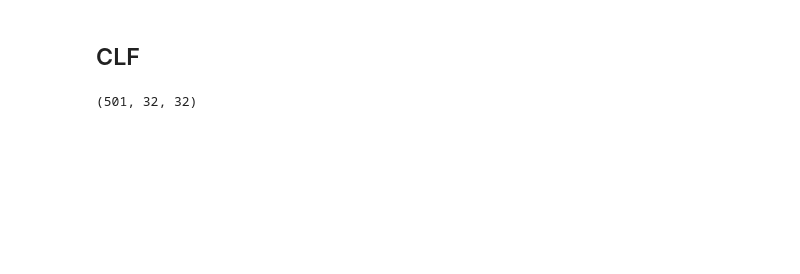
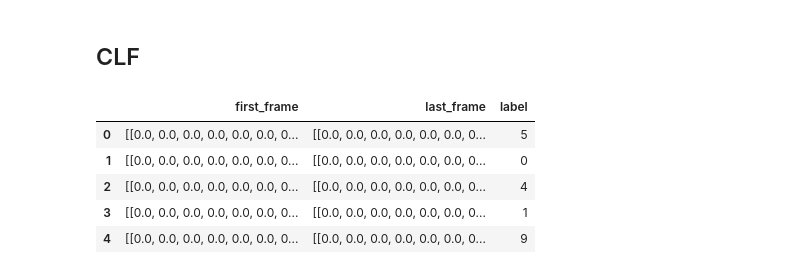
Before and after one commit to ichko/nca, a Jupyter notebook: nca_clf/train-canon.ipynb, the cells around one changed output. Drawn from its saved outputs; the diff is of its cells as text; code cells hidden in the pictures; blank space fills up the shorter version.

```diff
--- a/nca_clf/train-canon.ipynb
+++ b/nca_clf/train-canon.ipynb
@@ -213,7 +200,7 @@ rand_loss = df.sort_values("loss").sample(10)
 # %%
 grouped = []
 for i in range(num_classes):
-    item = df.groupby("label").get_group(i).sort_values("loss").iloc[800]
+    item = df.groupby("label").get_group(i).sort_values("loss").iloc[550]
     grouped.append(item.to_dict())
 # %%
 ids = [int(g["index"]) for g in grouped]
@@ -227,8 +214,13 @@ with torch.inference_mode():
         rollout = tonp(out_pred[:, 0, 0])
         rollouts.append(rollout)
 # %%
-for i in [0, 10, 20, 30, 40, -1]:
-    mpy.show_images([r[i] for r in rollouts], cmap="viridis", width=80)
+for i in [0, 10, 20, 30, -1]:
+    mpy.show_images([r[i] for r in rollouts], cmap="viridis", width=50, vmin=0.1, vmax=1)
+
+mpy.show_images(
+    [r[-1] - np.array(test_gen.pattern[i]) for i, r in enumerate(rollouts)],
+    cmap="viridis", width=50, vmin=0, vmax=1,
+)
 # %% [output]
 [interactive output not drawn]
 [interactive output not drawn]
@@ -302,24 +297,32 @@ train_gen = MNISTPatternGenerator(
-# %%
-rollout.shape
-# %% [output]
-(501, 32, 32)
 # %%
-res = []
-with torch.inference_mode():
-    for batch in tqdm(train_gen):
+train_res = []
+nca_loaded = nca_loaded.eval()
+
+for batch in tqdm(train_gen):
+    with torch.inference_mode():
         out_pred = nca_loaded(batch["inp"].to(device), steps=50)
 
         rollout = tonp(out_pred[:, 0, 0])
         first_frame = rollout[0]
         last_frame = rollout[-1]
 
-        last_step = out_pred[-1]
-        last_frame = last_step[:, 0]
-        loss = F.mse_loss(last_frame, batch["out"].to(device))
+#         last_step = out_pred[-1]
+#         last_frame = last_step[:, 0]
+#         loss = F.mse_loss(last_frame, batch["out"].to(device))
 
-        res.append({
-            "fist_frame": first_frame,
+        train_res.append({
+            "first_frame": first_frame,
             "last_frame": last_frame,
             "label": tonp(batch["label"][0]).item(),
-            "loss": loss.item(),
+#             "loss": loss.item(),
         })
+# %%
+train_df = pd.DataFrame(train_res)
+train_df.head()
+# %% [output]
+|  | first_frame | last_frame | label |
+| 0 | [[0.0, 0.0, 0.0, 0.0, 0.0, 0.0, 0... | [[0.0, 0.0, 0.0, 0.0, 0.0, 0.0, 0... | 5 |
+| 1 | [[0.0, 0.0, 0.0, 0.0, 0.0, 0.0, 0... | [[0.0, 0.0, 0.0, 0.0, 0.0, 0.0, 0... | 0 |
+| 2 | [[0.0, 0.0, 0.0, 0.0, 0.0, 0.0, 0... | [[0.0, 0.0, 0.0, 0.0, 0.0, 0.0, 0... | 4 |
+| 3 | [[0.0, 0.0, 0.0, 0.0, 0.0, 0.0, 0... | [[0.0, 0.0, 0.0, 0.0, 0.0, 0.0, 0... | 1 |
+| 4 | [[0.0, 0.0, 0.0, 0.0, 0.0, 0.0, 0... | [[0.0, 0.0, 0.0, 0.0, 0.0, 0.0, 0... | 9 |
```
Also changed, not shown: parts of 22 cells of this notebook.
